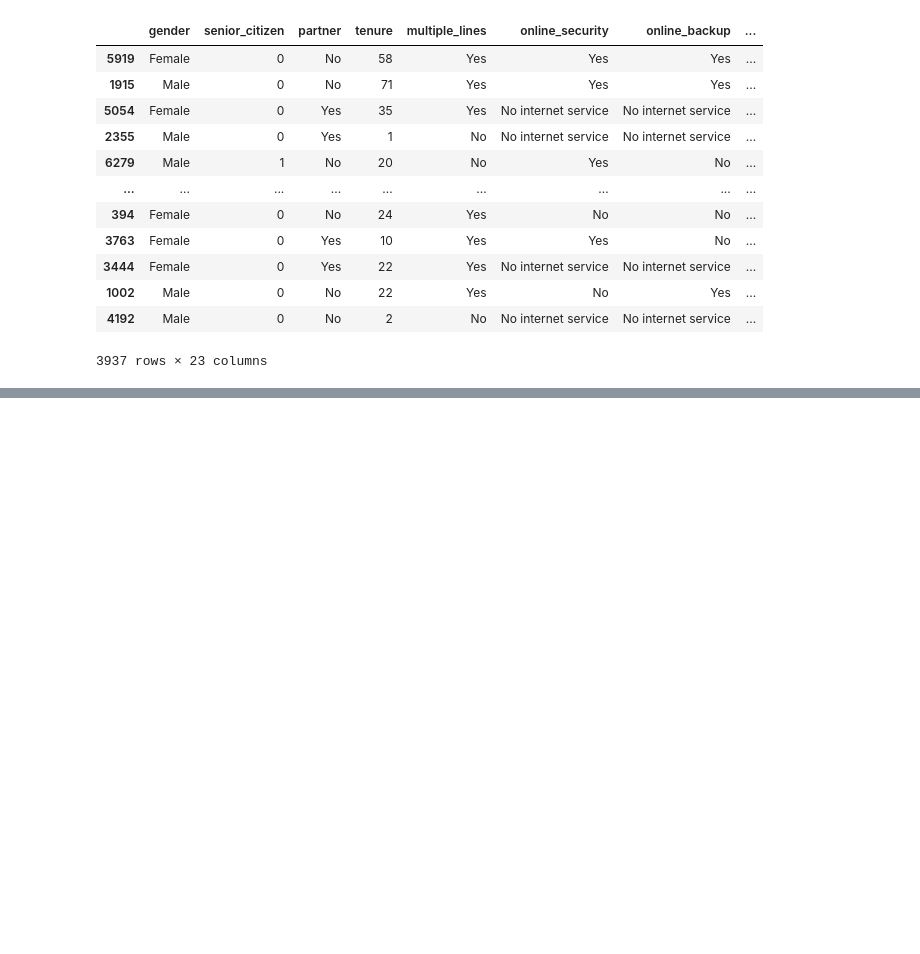
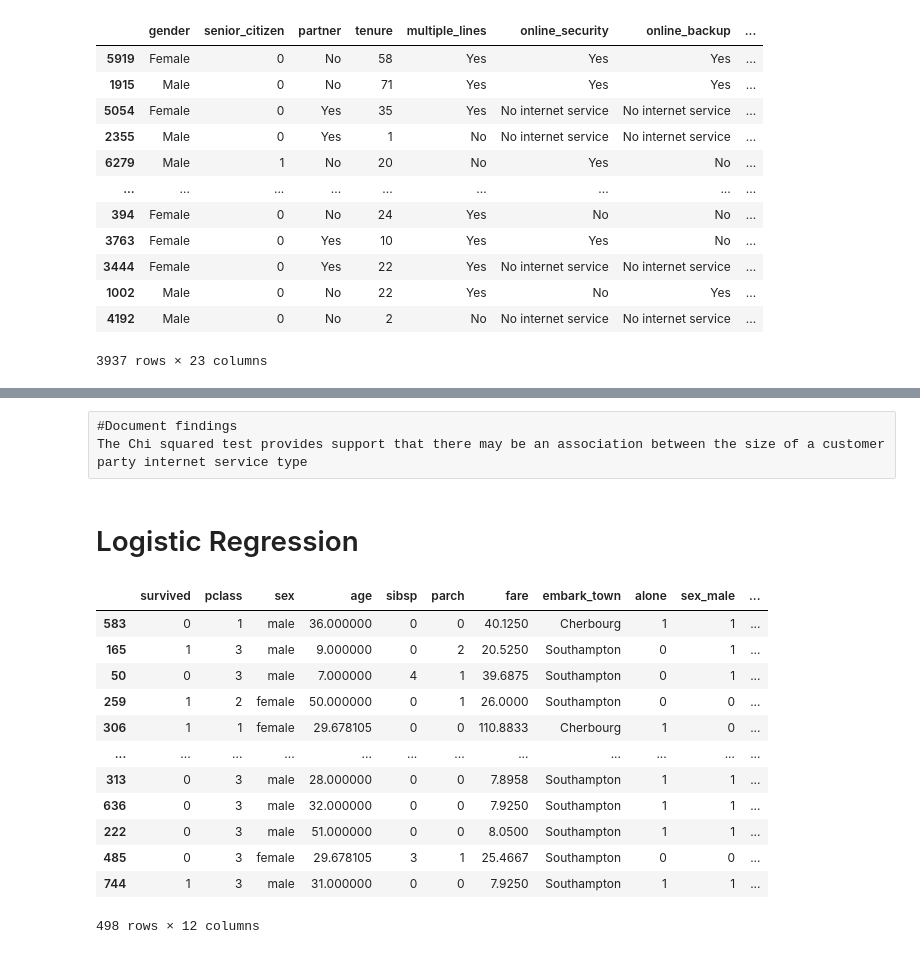
Before and after one commit to allantestaten/classification-exercises, a Jupyter notebook: classification_exercises.ipynb, the cells around one changed output, grey strips where cells are left out. Saved outputs shown, nothing was run; the diff lists cells and outputs as text; code cells hidden in the pictures; blank space fills up the shorter version.

Commit message:
updated logistic regression exercise

```diff
--- a/classification_exercises.ipynb
+++ b/classification_exercises.ipynb
@@ -1627,0 +1625,5 @@ The Chi squared test provides support that there may be an association between t
+# %% [raw]
+#Document findings
+The Chi squared test provides support that there may be an association between the size of a customer party internet service type
+# %% [markdown]
+# Logistic Regression
@@ -1627,0 +1653,20 @@ The Chi squared test provides support that there may be an association between t
+# %%
+df = acquire.get_titanic_data()
+
+train, validate, test = prepare.prep_titanic_data(df)
+# %%
+train
+# %% [output]
+|  | survived | pclass | sex | age | sibsp | parch | fare | embark_town | alone | sex_male | ... |
+| 583 | 0 | 1 | male | 36.000000 | 0 | 0 | 40.1250 | Cherbourg | 1 | 1 | ... |
+| 165 | 1 | 3 | male | 9.000000 | 0 | 2 | 20.5250 | Southampton | 0 | 1 | ... |
+| 50 | 0 | 3 | male | 7.000000 | 4 | 1 | 39.6875 | Southampton | 0 | 1 | ... |
+| 259 | 1 | 2 | female | 50.000000 | 0 | 1 | 26.0000 | Southampton | 0 | 0 | ... |
+| 306 | 1 | 1 | female | 29.678105 | 0 | 0 | 110.8833 | Cherbourg | 1 | 0 | ... |
+| ... | ... | ... | ... | ... | ... | ... | ... | ... | ... | ... | ... |
+| 313 | 0 | 3 | male | 28.000000 | 0 | 0 | 7.8958 | Southampton | 1 | 1 | ... |
+| 636 | 0 | 3 | male | 32.000000 | 0 | 0 | 7.9250 | Southampton | 1 | 1 | ... |
+| 222 | 0 | 3 | male | 51.000000 | 0 | 0 | 8.0500 | Southampton | 1 | 1 | ... |
+| 485 | 0 | 3 | female | 29.678105 | 3 | 1 | 25.4667 | Southampton | 0 | 0 | ... |
+| 744 | 1 | 3 | male | 31.000000 | 0 | 0 | 7.9250 | Southampton | 1 | 1 | ... |
+498 rows × 12 columns
```
Also changed, not shown: parts of 48 cells of this notebook.
